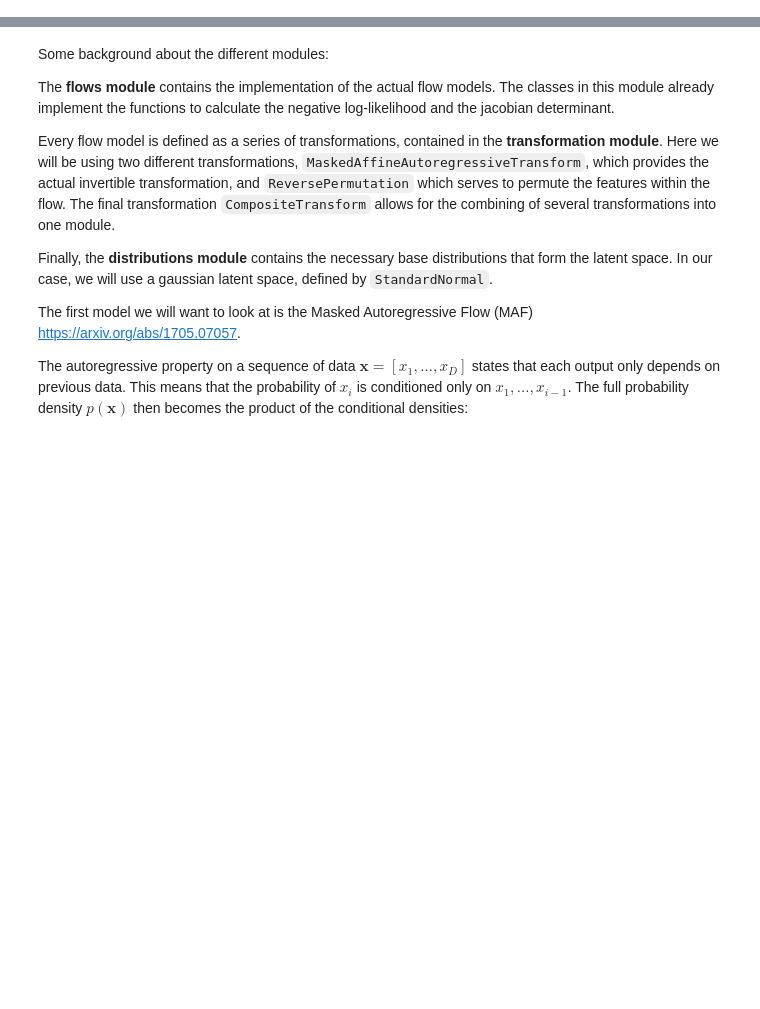
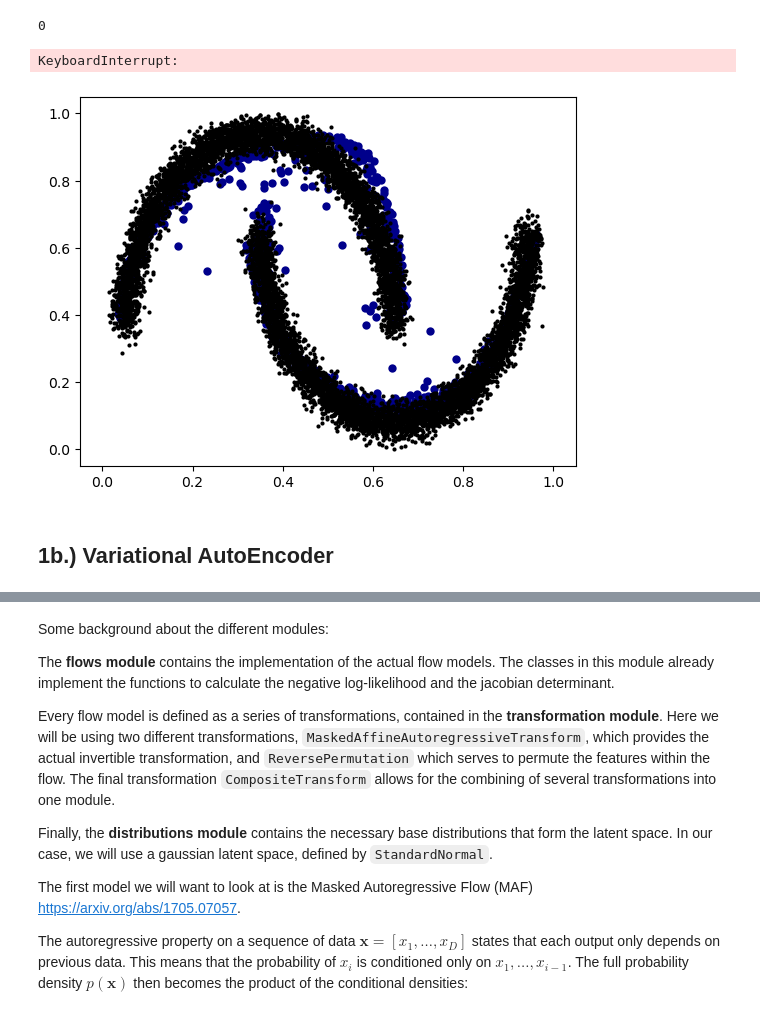
Before and after one commit to usatlas-ml-training/lbnl-2023, a Jupyter notebook: generative_models/Flow_Tutorial_PyTorch.ipynb, the cells around one changed output, grey strips where cells are left out. Cells and saved outputs as stored; diff of their text form; code cells hidden in the pictures; blank space fills up the shorter version.

```diff
--- a/generative_models/Flow_Tutorial_PyTorch.ipynb
+++ b/generative_models/Flow_Tutorial_PyTorch.ipynb
@@ -2,0 +98,73 @@
+# %%
+GeneratorNet = DenseNet(input_dim=8, output_dim=2, hidden_dim=16, n_layers=2).to(device)
+DiscriminatorNet = DenseNet(input_dim=2, output_dim=1, hidden_dim=16, n_layers=2, last_activation_fn=F.sigmoid).to(device)
+
+GeneratorOpt = optim.Adam(GeneratorNet.parameters(), lr=1e-4)
+DiscriminatorOpt = optim.Adam(DiscriminatorNet.parameters(), lr=1e-4)
+
+batch_size = 200
+
+max_batches = int(X_moons.shape[0] / batch_size)
+
+BCEloss = nn.BCELoss()
+for ep in range(2000):
+    for i_batch in range(max_batches):
+
+        #select the current batch from the dataset
+        x_real = X_moons[i_batch*batch_size:(i_batch+1)*batch_size]
+        x_real = torch.tensor(x_real, device=device).float()
+
+
+        DiscriminatorOpt.zero_grad()
+
+        with torch.no_grad():
+            noise = torch.randn((batch_size, 8), device=device).float()
+            x_fake = GeneratorNet(noise)
+
+        y_real = torch.ones(batch_size, 1)
+        y_fake = torch.zeros(batch_size, 1)
+
+        y = torch.cat((y_real, y_fake), 0)
+        x = torch.cat((x_real, x_fake), 0)
+
+        Discriminator_loss = BCEloss(DiscriminatorNet(x), y)
+        Discriminator_loss = Discriminator_loss.mean()
+        Discriminator_loss.backward()
+        DiscriminatorOpt.step()
+
+
+        GeneratorOpt.zero_grad()
+
+        noise = torch.randn((batch_size, 8), device=device).float()
+        x_fake = GeneratorNet(noise)
+
+        Generator_loss = BCEloss(DiscriminatorNet(x_fake), y_real)
+
+        Generator_loss = Generator_loss.mean()
+        Generator_loss.backward()
+        GeneratorOpt.step()
+    if ep%100 == 0:
+        print(ep)
+# %% [output]
+0
+KeyboardInterrupt:
+# %%
+
+# Let's use the fitted distribution and sample from it
+with torch.no_grad():
+    noise = torch.randn((1000, 8), device=device).float()
+    samples = GeneratorNet(noise).cpu().numpy()
+
+
+#plot the results
+plt.scatter(samples[:, 0], samples[:, 1], color='darkblue', marker='o', linewidth=0)
+plt.scatter(X_moons[:, 0], X_moons[:, 1], color='black', marker='.', linewidth=0)
+plt.xlim([-0.05,1.05])
+plt.ylim([-0.05,1.05])
+plt.savefig("./sampled_two_moons.pdf")
+plt.show()
+plt.close()
+# %% [output]
+[figure, added]
+# %% [markdown]
+## 1b.) Variational AutoEncoder
```
Also changed, not shown: parts of 38 cells of this notebook.
